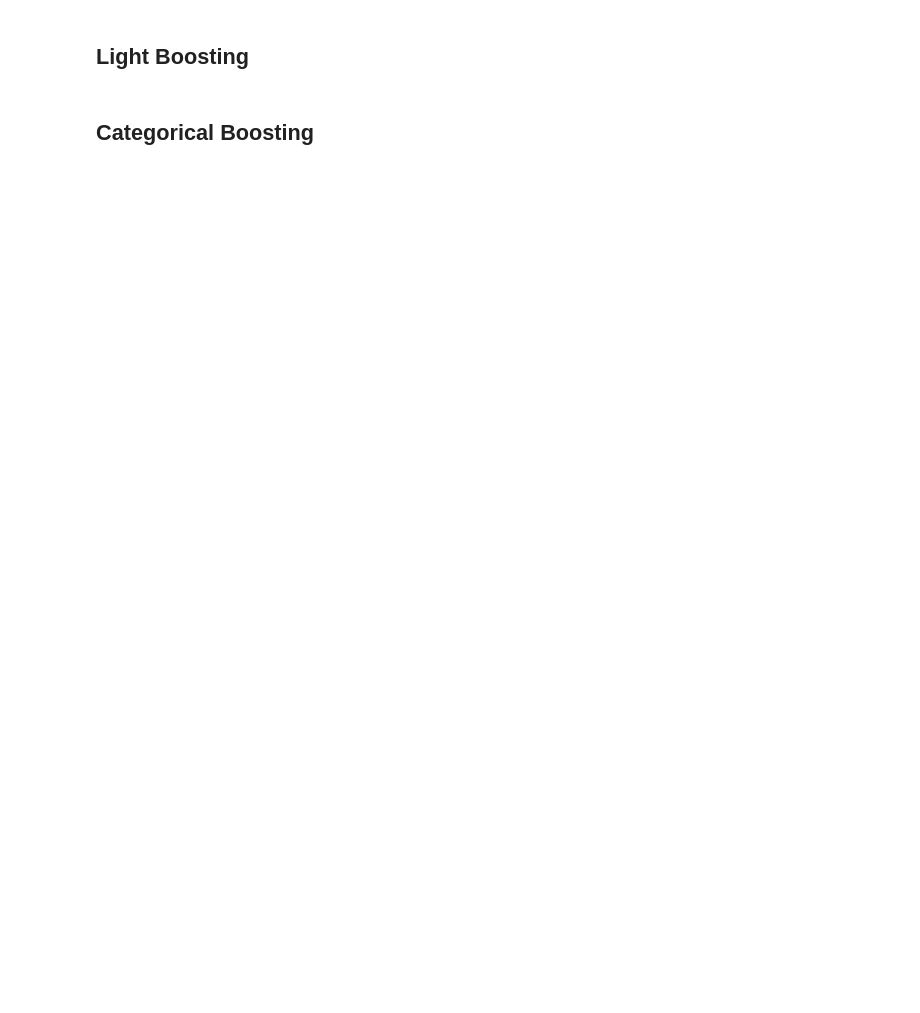
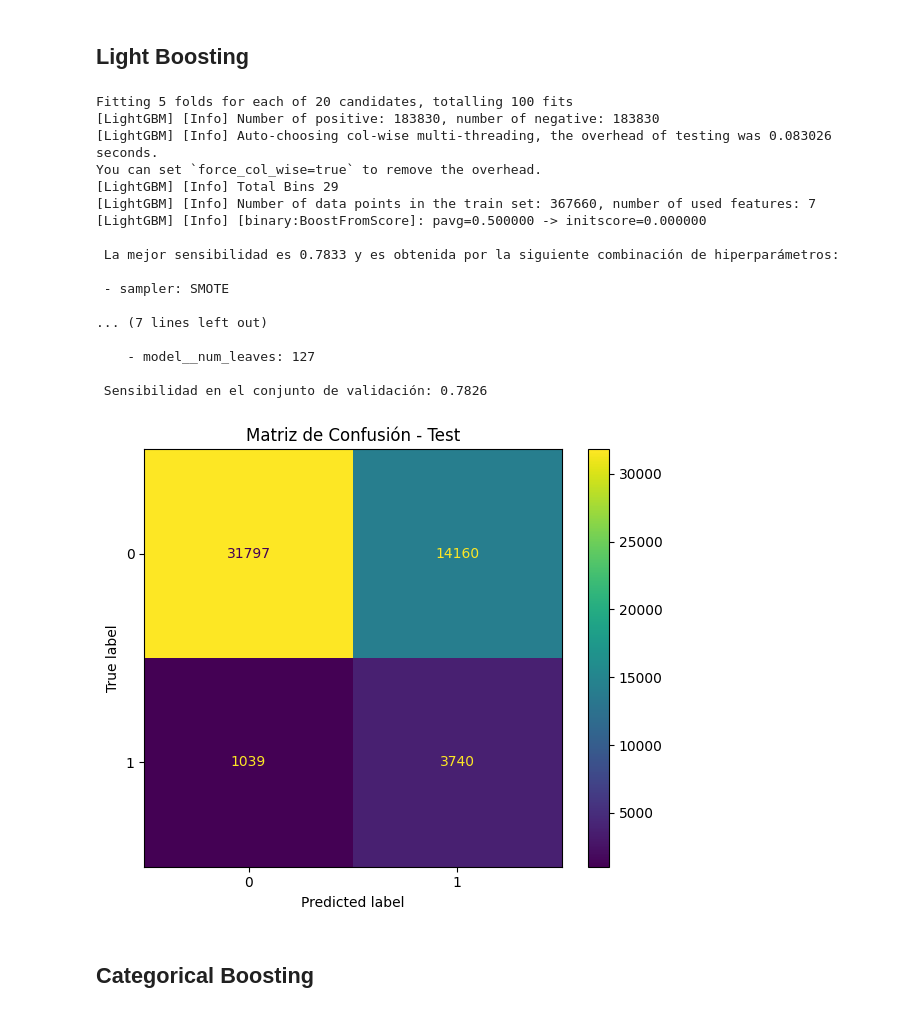
Before and after one commit to Raul-Ramirez-Barragan/Trabajo-de-Fin-de-Grado, a Jupyter notebook: TFG.ipynb, the cells around one changed output. Cells and saved outputs as stored; diff of their text form; code cells hidden in the pictures; blank space fills up the shorter version.

```diff
--- a/TFG.ipynb
+++ b/TFG.ipynb
@@ -382,42 +569,61 @@ plt.show()
 ## Light Boosting
 # %%
 pipeline = Pipeline(steps=[
-    ('sampler', SMOTE()),
-    ('model', LGBMClassifier())
+    ('sampler', 'passthrough'),
+    ('model', LGBMClassifier(random_state=100473899))
 ])
 
 param_grid = {
-    'sampler': [SMOTE(), NearMiss()],
+    'sampler': [SMOTE(random_state=100473899), NearMiss()],
     'sampler__sampling_strategy': ['auto', 0.7, 0.8],
-    'model': [LGBMClassifier()],
+    'model': [LGBMClassifier(random_state=100473899)],
     'model__n_estimators': np.arange(100, 1001, 50),
     'model__learning_rate': np.arange(0.01, 0.31, 0.05),
     'model__num_leaves': [15, 31, 63, 127, 255]
 }
 
 kf = KFold(n_splits=5, shuffle=True, random_state=100473899)
 random_search = RandomizedSearchCV(pipeline, param_distributions=param_grid, n_iter=20, cv=kf, scoring='recall', verbose=1, random_state=100473899, n_jobs=-1)
 random_search.fit(X_autoevaluation_train, y_autoevaluation_train)
 
 print("\n",f"La mejor sensibilidad es {random_search.best_score_:.4f} y es obtenida por la siguiente combinación de hiperparámetros:")
 print("\n",f"- sampler: {type(random_search.best_params_['sampler']).__name__}")
 print("\n",f"   - {'sampler__sampling_strategy':}: {random_search.best_params_['sampler__sampling_strategy']}")
 print("\n",f"- {'model':}: {random_search.best_params_['model']}")
 print("\n",f"   - {'model__n_estimators':}: {random_search.best_params_['model__n_estimators']}")
 print("\n",f"   - {'model__learning_rate':}: {random_search.best_params_['model__learning_rate']}")
 print("\n",f"   - {'model__num_leaves':}: {random_search.best_params_['model__num_leaves']}")
 
 best_autoevaluation_model = random_search.best_estimator_
 y_autoevaluation_pred = best_autoevaluation_model.predict(X_autoevaluation_test)
 recall_test = recall_score(y_autoevaluation_test, y_autoevaluation_pred)
 print("\n",f"Sensibilidad en el conjunto de validación: {recall_test:.4f}","\n")
 
 cm_test = confusion_matrix(y_autoevaluation_test, y_autoevaluation_pred)
 fig, ax = plt.subplots(figsize=(6, 5))
 ConfusionMatrixDisplay(cm_test).plot(ax=ax)
 ax.set_title("Matriz de Confusión - Test")
 plt.tight_layout()
 plt.show()
+# %% [output]
+Fitting 5 folds for each of 20 candidates, totalling 100 fits
+[LightGBM] [Info] Number of positive: 183830, number of negative: 183830
+[LightGBM] [Info] Auto-choosing col-wise multi-threading, the overhead of testing was 0.083026 seconds.
+You can set `force_col_wise=true` to remove the overhead.
+[LightGBM] [Info] Total Bins 29
+[LightGBM] [Info] Number of data points in the train set: 367660, number of used features: 7
+[LightGBM] [Info] [binary:BoostFromScore]: pavg=0.500000 -> initscore=0.000000
+
+ La mejor sensibilidad es 0.7833 y es obtenida por la siguiente combinación de hiperparámetros:
+
+ - sampler: SMOTE
+
+... (7 lines left out)
+
+    - model__num_leaves: 127
+
+ Sensibilidad en el conjunto de validación: 0.7826
+[figure, added]
 # %% [markdown]
 ## Categorical Boosting
 # %%
```
Also changed, not shown: parts of 23 cells of this notebook.
